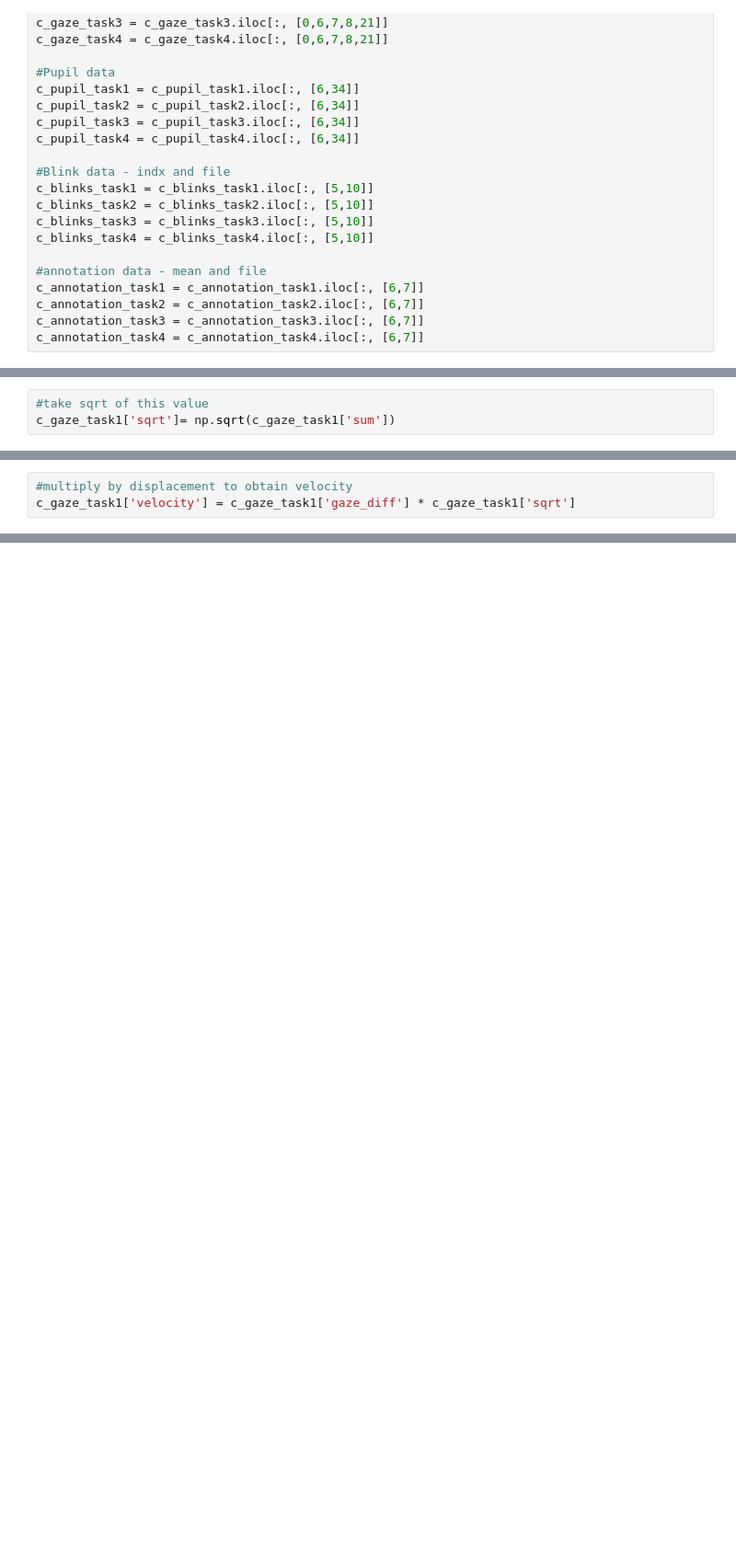
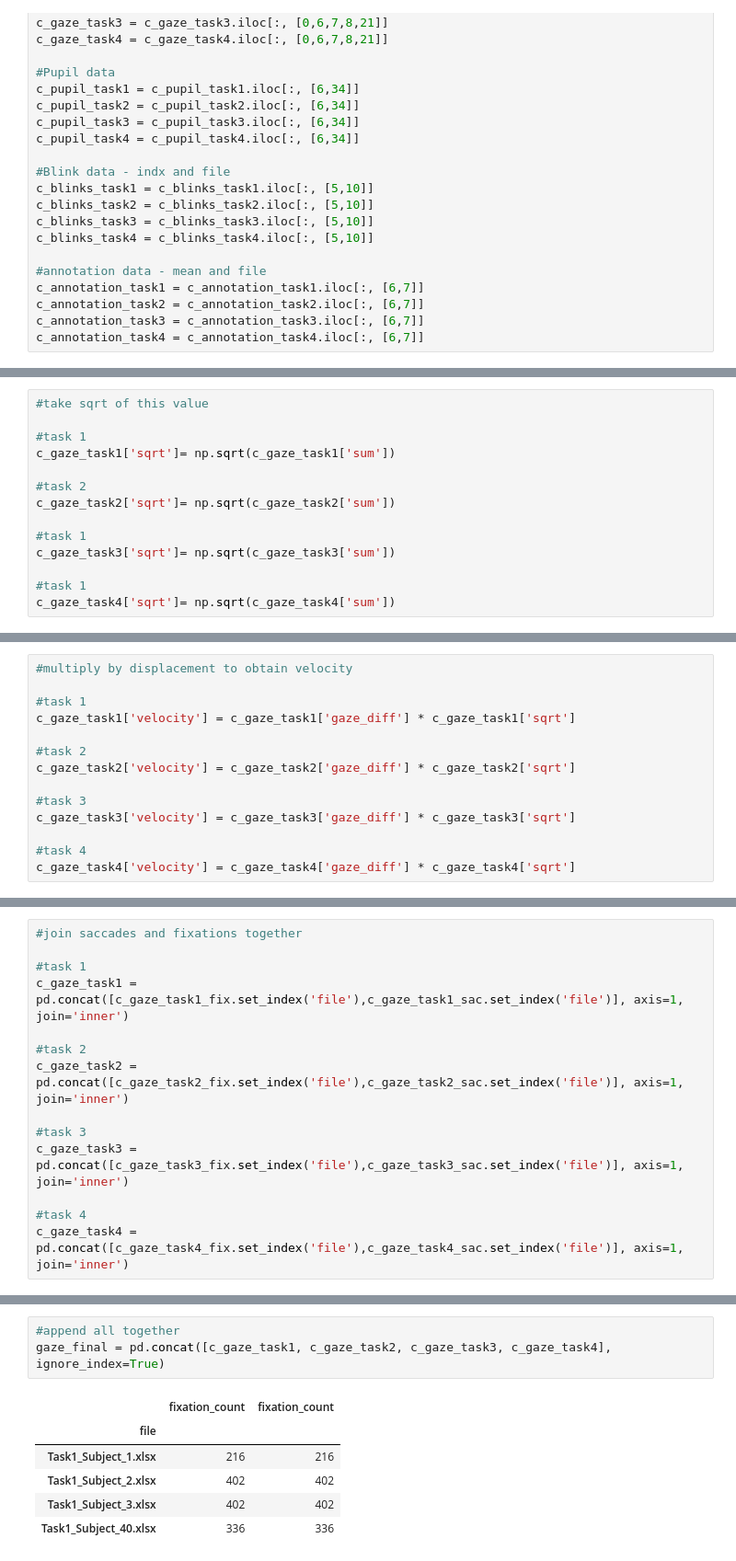
Before and after one commit to AndrewHallam1/SIT723, a Jupyter notebook: SIT723v1.ipynb, the cells around one changed output, grey strips where cells are left out. Shown at 92% size. Drawn from its saved outputs; the diff is of its cells as text; blank space fills up the shorter version.

```diff
--- a/SIT723v1.ipynb
+++ b/SIT723v1.ipynb
@@ -536,6 +575,17 @@ See the caveats in the documentation: https://pandas.pydata.org/pandas-docs/stab
 # %%
 #take sqrt of this value
+
+#task 1
 c_gaze_task1['sqrt']= np.sqrt(c_gaze_task1['sum'])
+
+#task 2
+c_gaze_task2['sqrt']= np.sqrt(c_gaze_task2['sum'])
+
+#task 1
+c_gaze_task3['sqrt']= np.sqrt(c_gaze_task3['sum'])
+
+#task 1
+c_gaze_task4['sqrt']= np.sqrt(c_gaze_task4['sum'])
 # %% [output]
 A value is trying to be set on a copy of a slice from a DataFrame.
 Try using .loc[row_indexer,col_indexer] = value instead
@@ -544,6 +610,17 @@ See the caveats in the documentation: https://pandas.pydata.org/pandas-docs/stab
 # %%
 #multiply by displacement to obtain velocity
+
+#task 1
 c_gaze_task1['velocity'] = c_gaze_task1['gaze_diff'] * c_gaze_task1['sqrt']
+
+#task 2
+c_gaze_task2['velocity'] = c_gaze_task2['gaze_diff'] * c_gaze_task2['sqrt']
+
+#task 3
+c_gaze_task3['velocity'] = c_gaze_task3['gaze_diff'] * c_gaze_task3['sqrt']
+
+#task 4
+c_gaze_task4['velocity'] = c_gaze_task4['gaze_diff'] * c_gaze_task4['sqrt']
 # %% [output]
 A value is trying to be set on a copy of a slice from a DataFrame.
 Try using .loc[row_indexer,col_indexer] = value instead
@@ -587,0 +678,14 @@ Name: velocity, dtype: int64
+# %%
+#join saccades and fixations together
+
+#task 1
+c_gaze_task1 = pd.concat([c_gaze_task1_fix.set_index('file'),c_gaze_task1_sac.set_index('file')], axis=1, join='inner')
+
+#task 2
+c_gaze_task2 = pd.concat([c_gaze_task2_fix.set_index('file'),c_gaze_task2_sac.set_index('file')], axis=1, join='inner')
+
+#task 3
+c_gaze_task3 = pd.concat([c_gaze_task3_fix.set_index('file'),c_gaze_task3_sac.set_index('file')], axis=1, join='inner')
+
+#task 4
+c_gaze_task4 = pd.concat([c_gaze_task4_fix.set_index('file'),c_gaze_task4_sac.set_index('file')], axis=1, join='inner')
@@ -587,0 +694,10 @@ Name: velocity, dtype: int64
+# %%
+#append all together
+gaze_final = pd.concat([c_gaze_task1, c_gaze_task2, c_gaze_task3, c_gaze_task4], ignore_index=True)
+# %% [output]
+|  | fixation_count | fixation_count |
+| file |  |  |
+| Task1_Subject_1.xlsx | 216 | 216 |
+| Task1_Subject_2.xlsx | 402 | 402 |
+| Task1_Subject_3.xlsx | 402 | 402 |
+| Task1_Subject_40.xlsx | 336 | 336 |
```
Also changed, not shown: parts of 24 cells of this notebook.
